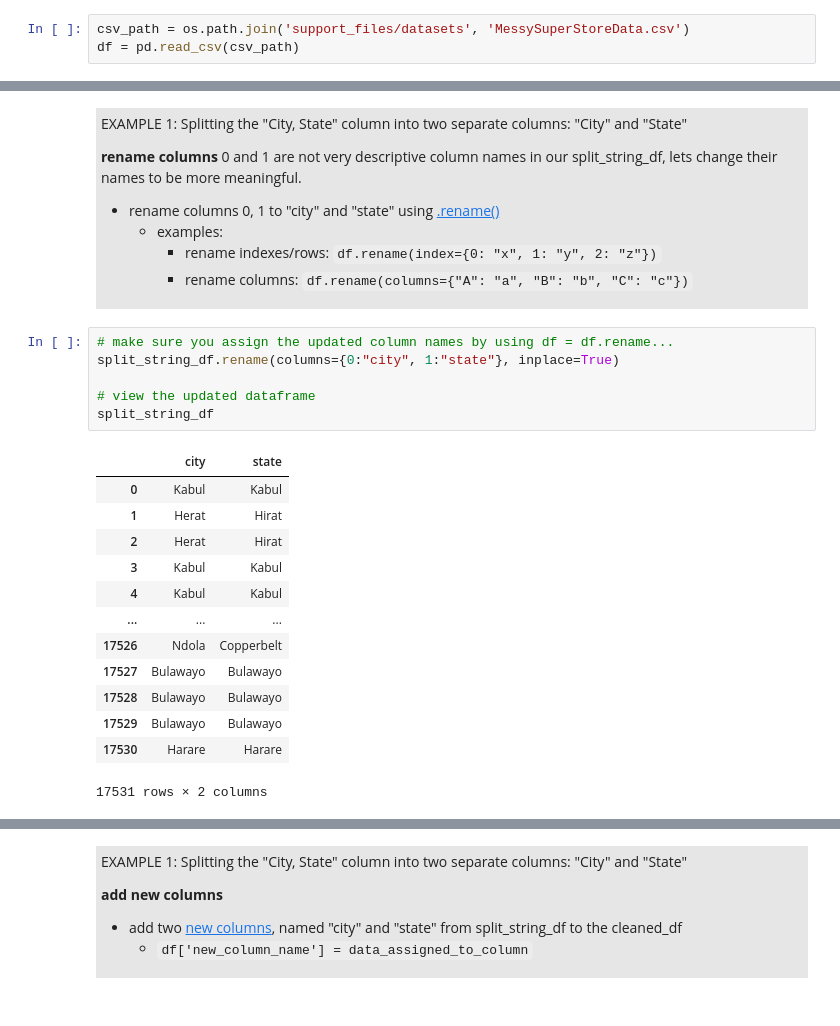
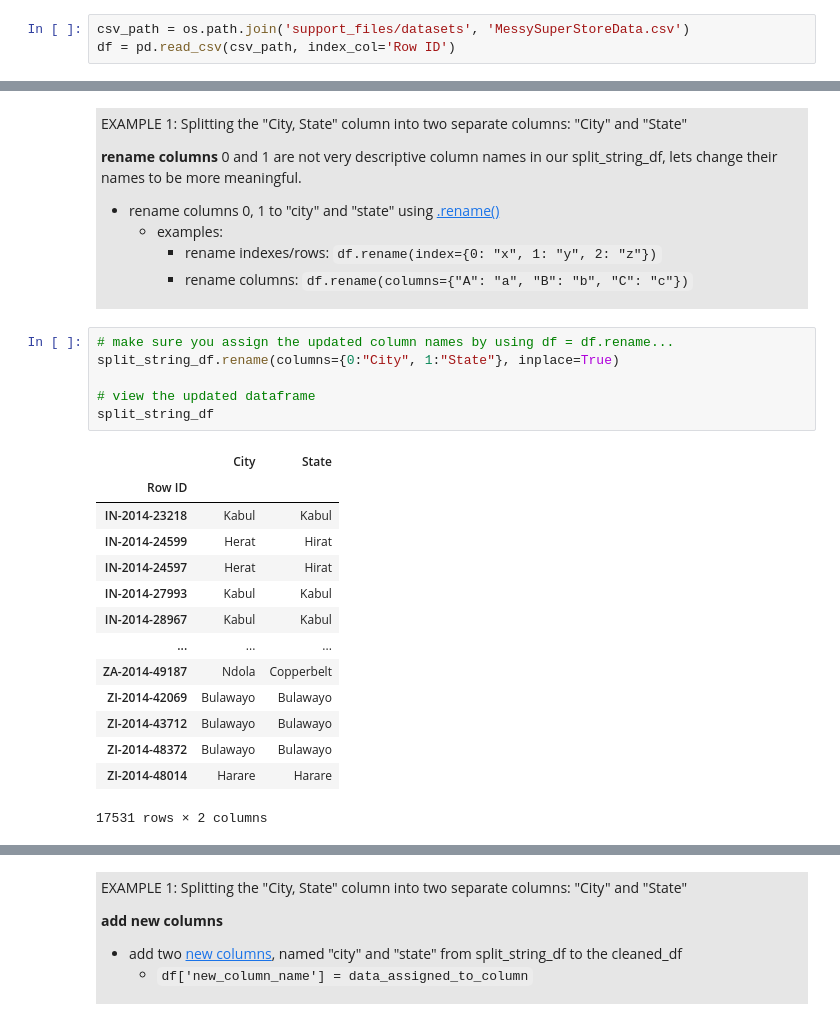
Before and after one commit to AllenInstitute/swdb_2022_python_bootcamp, a Jupyter notebook: PythonBootcamp/Introduction_to_Pandas.ipynb, the cells around one changed output, grey strips where cells are left out. Drawn from its saved outputs; the diff is of its cells as text.

```diff
--- a/PythonBootcamp/Introduction_to_Pandas.ipynb
+++ b/PythonBootcamp/Introduction_to_Pandas.ipynb
@@ -126,7 +126,7 @@ Pandas has great [tools for automatically interpretting data from many sources](
  we will use pd.read_csv
 # %%
 csv_path = os.path.join('support_files/datasets', 'MessySuperStoreData.csv')
-df = pd.read_csv(csv_path)
+df = pd.read_csv(csv_path, index_col='Row ID')
 # %% [markdown]
 <a id='explore'></a>
 # %% [markdown]
@@ -868,23 +883,24 @@ EXAMPLE 1: Splitting the "City, State" column into two separate columns: "City"
         * rename columns: <code>df.rename(columns={"A": "a", "B": "b", "C": "c"})</code>
 # %%
 # make sure you assign the updated column names by using df = df.rename...
-split_string_df.rename(columns={0:"city", 1:"state"}, inplace=True)
+split_string_df.rename(columns={0:"City", 1:"State"}, inplace=True)
 
 # view the updated dataframe
 split_string_df
 # %% [output]
-|  | city | state |
-| 0 | Kabul | Kabul |
-| 1 | Herat | Hirat |
-| 2 | Herat | Hirat |
-| 3 | Kabul | Kabul |
-| 4 | Kabul | Kabul |
+|  | City | State |
+| Row ID |  |  |
+| IN-2014-23218 | Kabul | Kabul |
+| IN-2014-24599 | Herat | Hirat |
+| IN-2014-24597 | Herat | Hirat |
+| IN-2014-27993 | Kabul | Kabul |
+| IN-2014-28967 | Kabul | Kabul |
 | ... | ... | ... |
-| 17526 | Ndola | Copperbelt |
-| 17527 | Bulawayo | Bulawayo |
-| 17528 | Bulawayo | Bulawayo |
-| 17529 | Bulawayo | Bulawayo |
-| 17530 | Harare | Harare |
+| ZA-2014-49187 | Ndola | Copperbelt |
+| ZI-2014-42069 | Bulawayo | Bulawayo |
+| ZI-2014-43712 | Bulawayo | Bulawayo |
+| ZI-2014-48372 | Bulawayo | Bulawayo |
+| ZI-2014-48014 | Harare | Harare |
 17531 rows × 2 columns
 # %% [markdown]
 <a id='addcolumns'></a>
```
Also changed, not shown: parts of 40 cells of this notebook, 1 other file.
